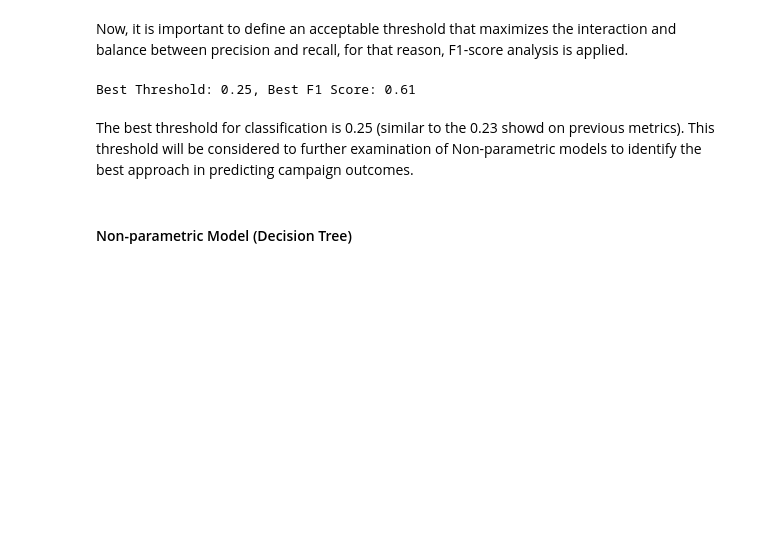
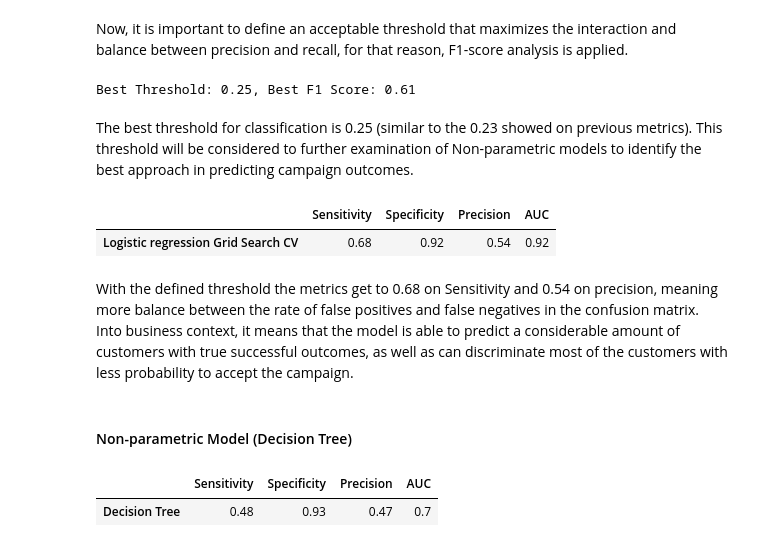
Before and after one commit to jdbalsero/STDS_at3, a Jupyter notebook: Assignment3Modeling.ipynb, the cells around one changed output. Drawn from its saved outputs; the diff is of its cells as text; code cells hidden in the pictures; blank space fills up the shorter version.

```diff
--- a/Assignment3Modeling.ipynb
+++ b/Assignment3Modeling.ipynb
@@ -563,6 +597,48 @@ print(f'Best Threshold: {best_threshold:.2f}, Best F1 Score: {best_f1_score:.2f}
 # %% [output]
 Best Threshold: 0.25, Best F1 Score: 0.61
 # %% [markdown]
-The best threshold for classification is 0.25 (similar to the 0.23 showd on previous metrics). This threshold will be considered to further examination of Non-parametric models to identify the best approach in predicting campaign outcomes.
+The best threshold for classification is 0.25 (similar to the 0.23 showed on previous metrics). This threshold will be considered to further examination of Non-parametric models to identify the best approach in predicting campaign outcomes.
+# %%
+columns=['Sensitivity', 'Specificity', 'Precision', 'AUC']
+rows=['Logistic regression Grid Search CV']
+results=pd.DataFrame(0.0, columns=columns, index=rows)
+
+y_prob = gs.best_estimator_.predict_proba(X_val_scaled)[:,1]
+tau=0.25
+y_pred = (y_prob > tau).astype(int)
+tn, fp, fn, tp = confusion_matrix(y_val, y_pred).ravel()
+results.iloc[0,0] =  tp/(tp+fn)
+results.iloc[0,1] =  tn/(tn+fp)
+results.iloc[0,2] =  precision_score(y_val, y_pred)
+results.iloc[0,3] =  roc_auc_score(y_val, y_prob)
+results.round(2)
+# %% [output]
+|  | Sensitivity | Specificity | Precision | AUC |
+| Logistic regression Grid Search CV | 0.68 | 0.92 | 0.54 | 0.92 |
+# %% [markdown]
+With the defined threshold the metrics get to 0.68 on Sensitivity and 0.54 on precision, meaning more balance between the rate of false positives and false negatives in the confusion matrix. Into business context, it means that the model is able to predict a considerable amount of customers with true successful outcomes, as well as can discriminate most of the customers with less probability to accept the campaign.
 # %% [markdown]
 #### Non-parametric Model (Decision Tree)
+# %%
+from sklearn.tree import DecisionTreeClassifier
+
+dtree = DecisionTreeClassifier(random_state=27)
+
+dtree.fit(X_train, y_train)
+
+columns=['Sensitivity', 'Specificity', 'Precision', 'AUC']
+rows=['Decision Tree']
+results=pd.DataFrame(0.0, columns=columns, index=rows)
+
+y_prob = dtree.predict_proba(X_val)[:,1]
+tau=0.25
+y_pred = (y_prob > tau).astype(int)
+tn, fp, fn, tp = confusion_matrix(y_val, y_pred).ravel()
+results.iloc[0,0] =  tp/(tp+fn)
+results.iloc[0,1] =  tn/(tn+fp)
+results.iloc[0,2] =  precision_score(y_val, y_pred)
+results.iloc[0,3] =  roc_auc_score(y_val, y_prob)
+results.round(2)
+# %% [output]
+|  | Sensitivity | Specificity | Precision | AUC |
+| Decision Tree | 0.48 | 0.93 | 0.47 | 0.7 |
```
Also changed, not shown: parts of 12 cells of this notebook.
